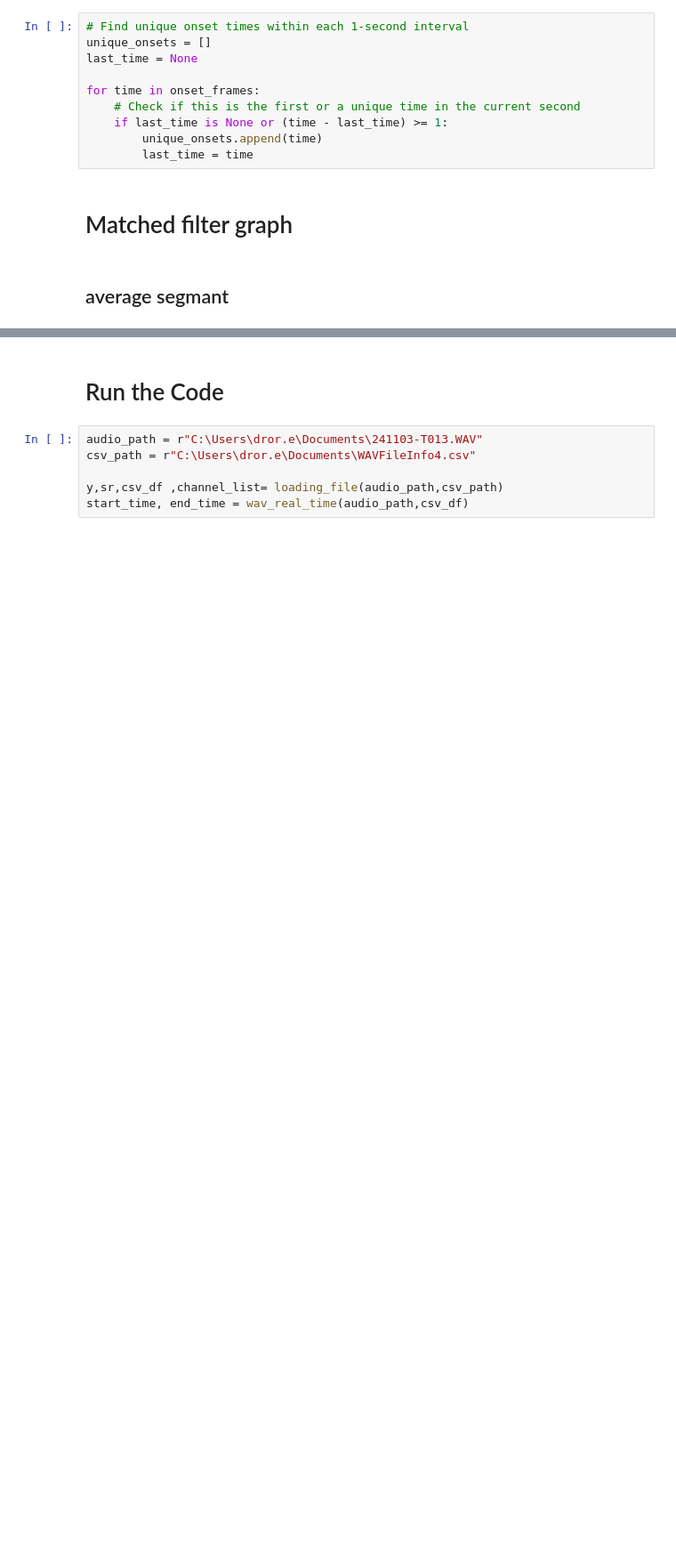
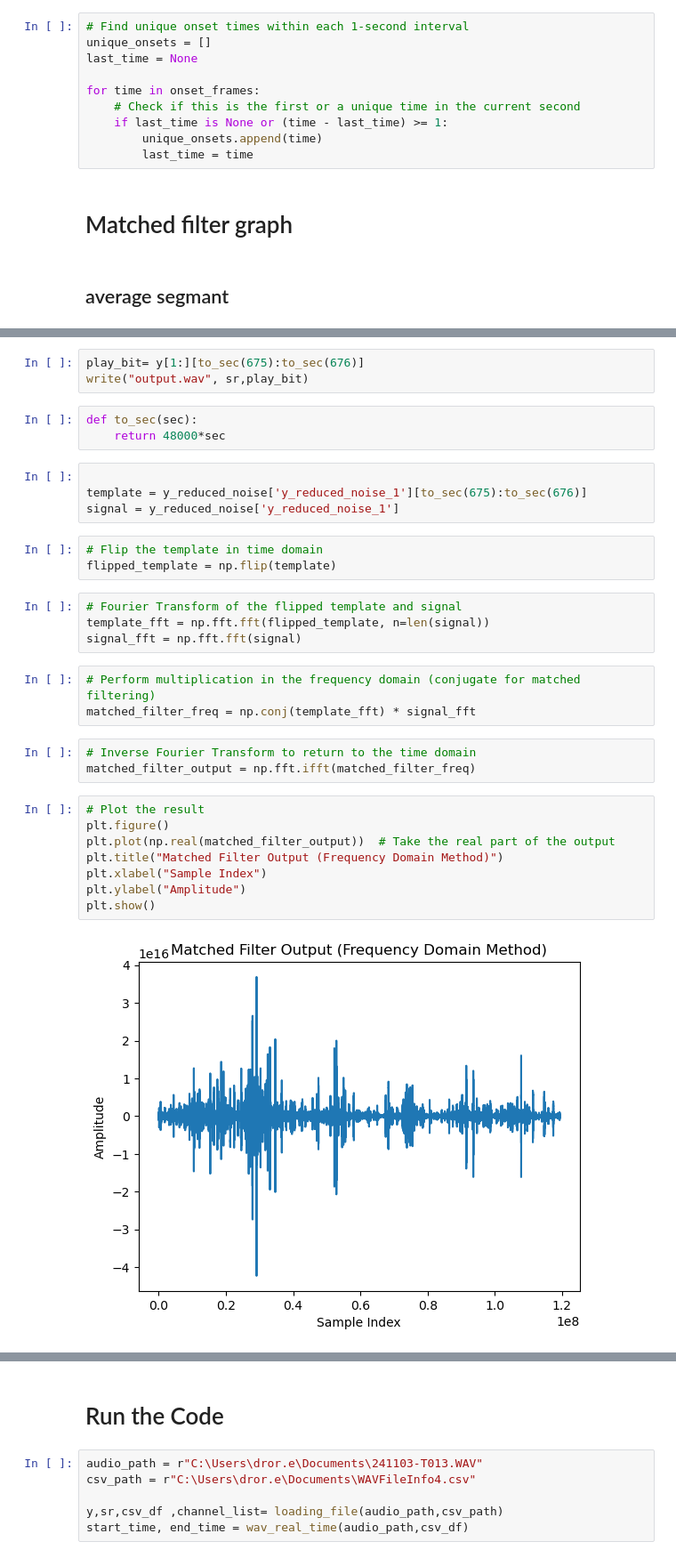
Before and after one commit to DrorEttlingerLevy/Marine-Monitoring-PhD, a Jupyter notebook: matched_fillter.ipynb, the cells around one changed output, grey strips where cells are left out. Shown at 89% size. Saved outputs shown, nothing was run; the diff lists cells and outputs as text; blank space fills up the shorter version.

```diff
--- a/matched_fillter.ipynb
+++ b/matched_fillter.ipynb
@@ -281,0 +298,33 @@ plt.show()
+# %%
+play_bit= y[1:][to_sec(675):to_sec(676)]
+write("output.wav", sr,play_bit)
+# %%
+def to_sec(sec):
+    return 48000*sec
+# %%
+
+template = y_reduced_noise['y_reduced_noise_1'][to_sec(675):to_sec(676)]
+signal = y_reduced_noise['y_reduced_noise_1']
+# %%
+# Flip the template in time domain
+flipped_template = np.flip(template)
+# %%
+# Fourier Transform of the flipped template and signal
+template_fft = np.fft.fft(flipped_template, n=len(signal))
+signal_fft = np.fft.fft(signal)
+# %%
+# Perform multiplication in the frequency domain (conjugate for matched filtering)
+matched_filter_freq = np.conj(template_fft) * signal_fft
+# %%
+# Inverse Fourier Transform to return to the time domain
+matched_filter_output = np.fft.ifft(matched_filter_freq)
+# %%
+# Plot the result
+plt.figure()
+plt.plot(np.real(matched_filter_output))  # Take the real part of the output
+plt.title("Matched Filter Output (Frequency Domain Method)")
+plt.xlabel("Sample Index")
+plt.ylabel("Amplitude")
+plt.show()
+# %% [output]
+[figure, added]
```
Also changed, not shown: parts of 12 cells of this notebook.
